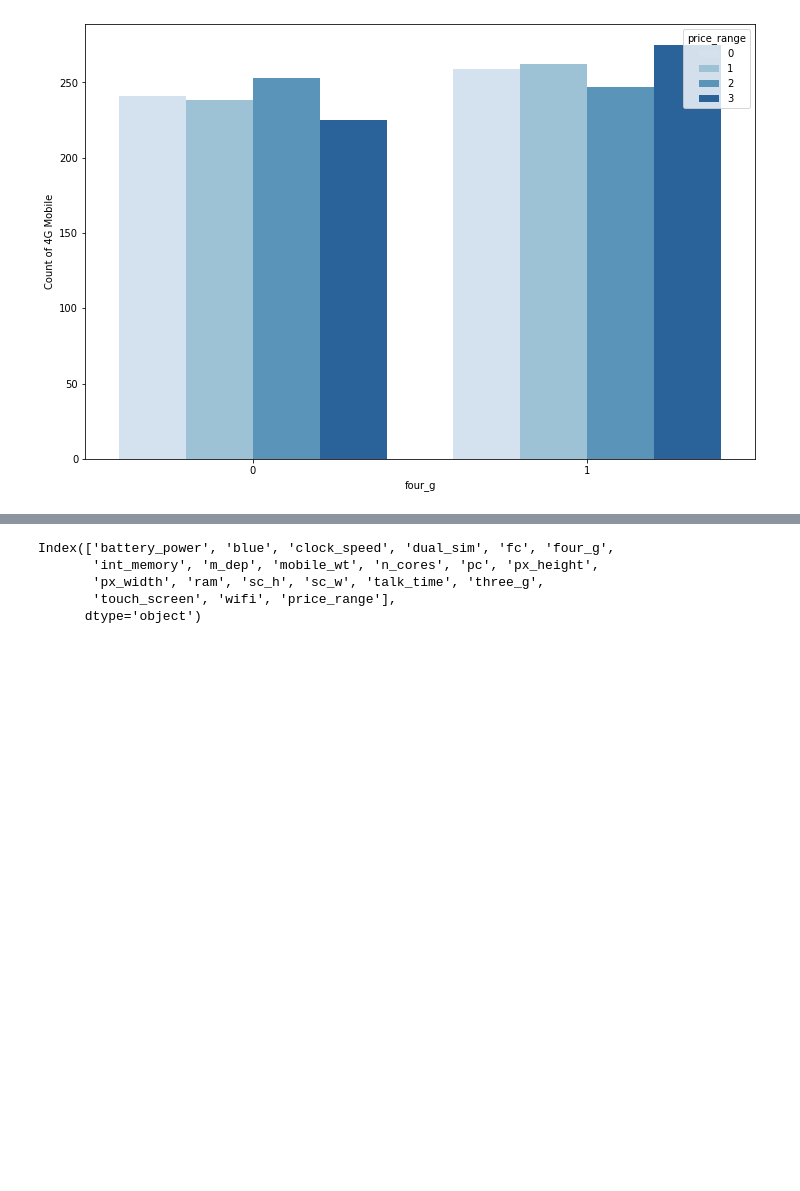
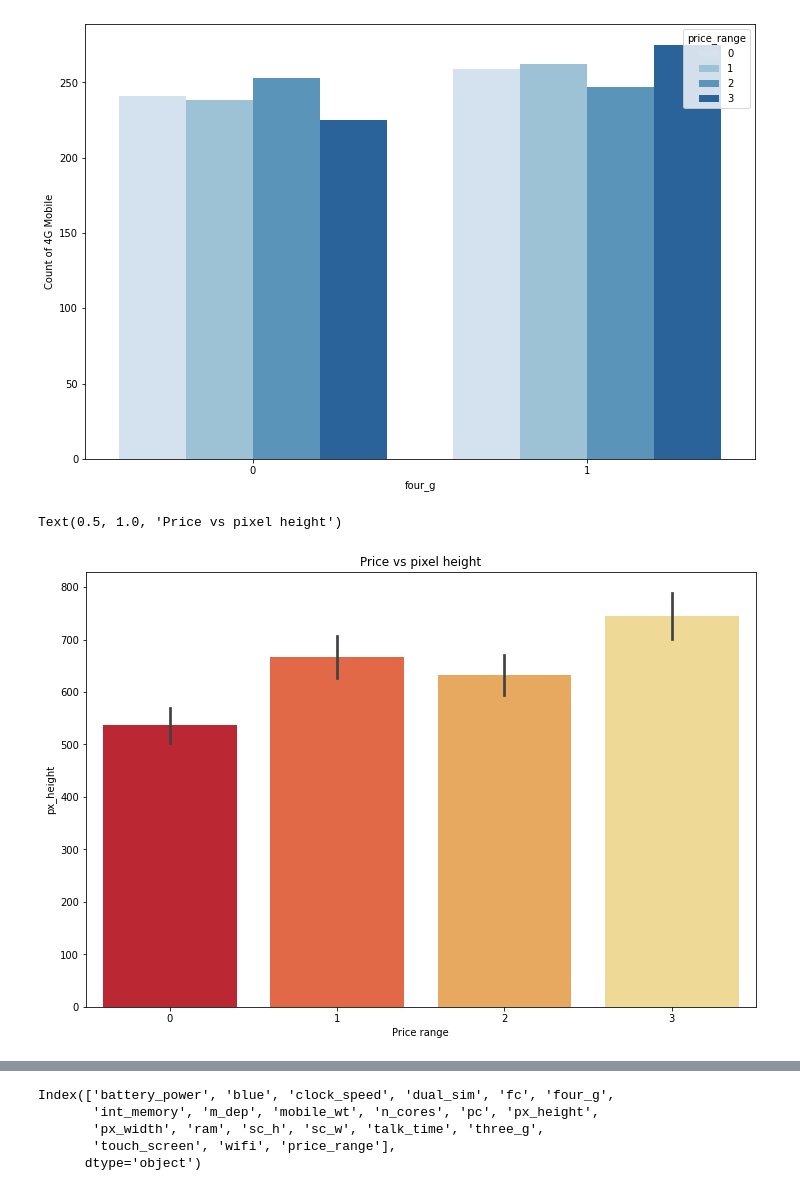
Before and after one commit to milanajudiya/Mobile_Price_Range_Prediction, a Jupyter notebook: Mobile_Price_Range_Prediction.ipynb, the cells around one changed output, grey strips where cells are left out. Cells and saved outputs as stored; diff of their text form; code cells hidden in the pictures; blank space fills up the shorter version.

```diff
--- a/Mobile_Price_Range_Prediction.ipynb
+++ b/Mobile_Price_Range_Prediction.ipynb
@@ -329,3 +329,13 @@ plt.ylabel("Count of 4G Mobile")
 # %% [output]
 Text(0, 0.5, 'Count of 4G Mobile')
 [figure]
+# %%
+# bar plot of target variable price vs pixal_height
+plt.figure(figsize=(12,8))
+sns.barplot("price_range","px_height",palette="YlOrRd_r",data=df_mobile)
+plt.xlabel("Price range")
+plt.ylabel("px_height")
+plt.title("Price vs pixel height")
+# %% [output]
+Text(0.5, 1.0, 'Price vs pixel height')
+[figure, added]
```
Also changed, not shown: parts of 15 cells of this notebook.
